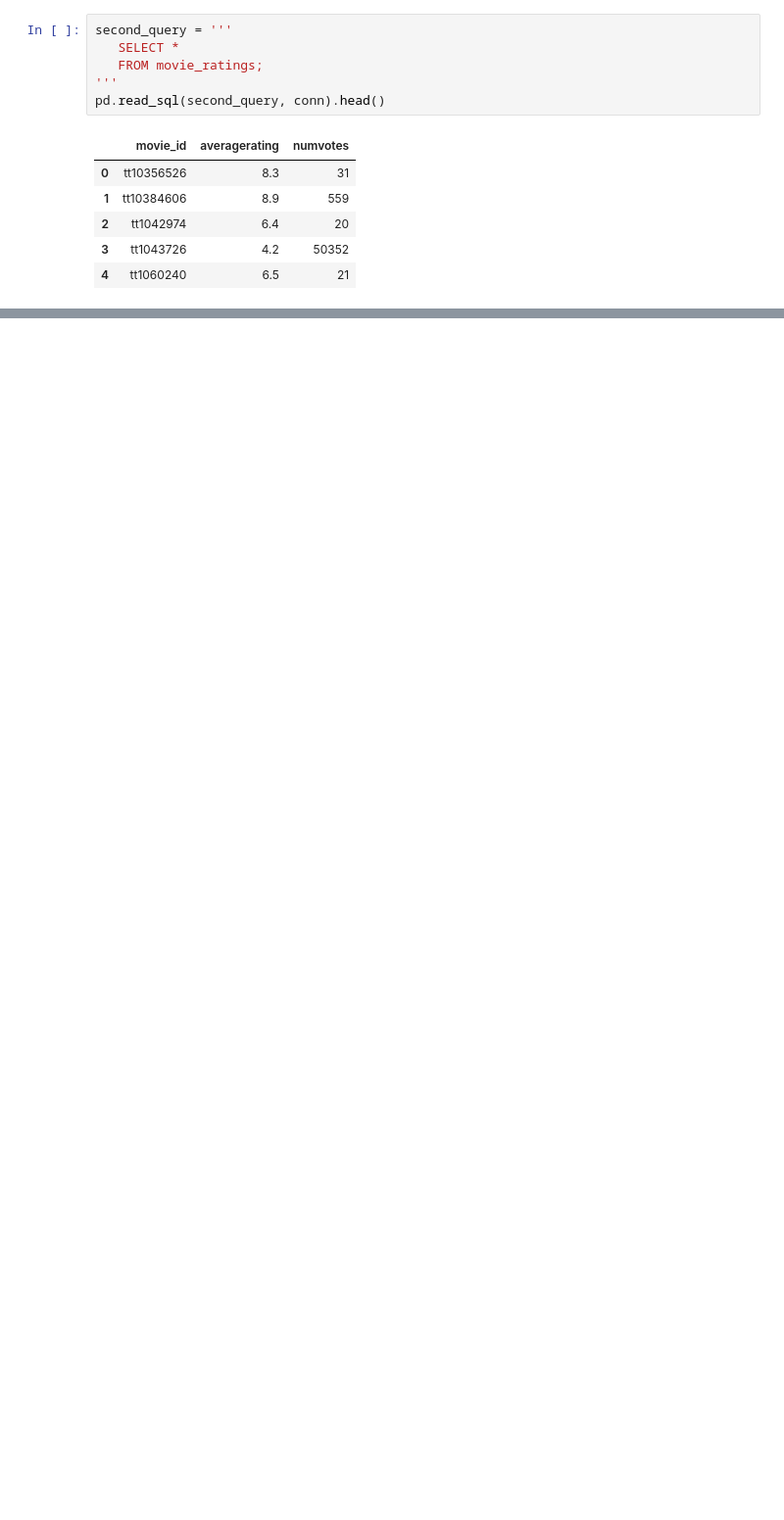
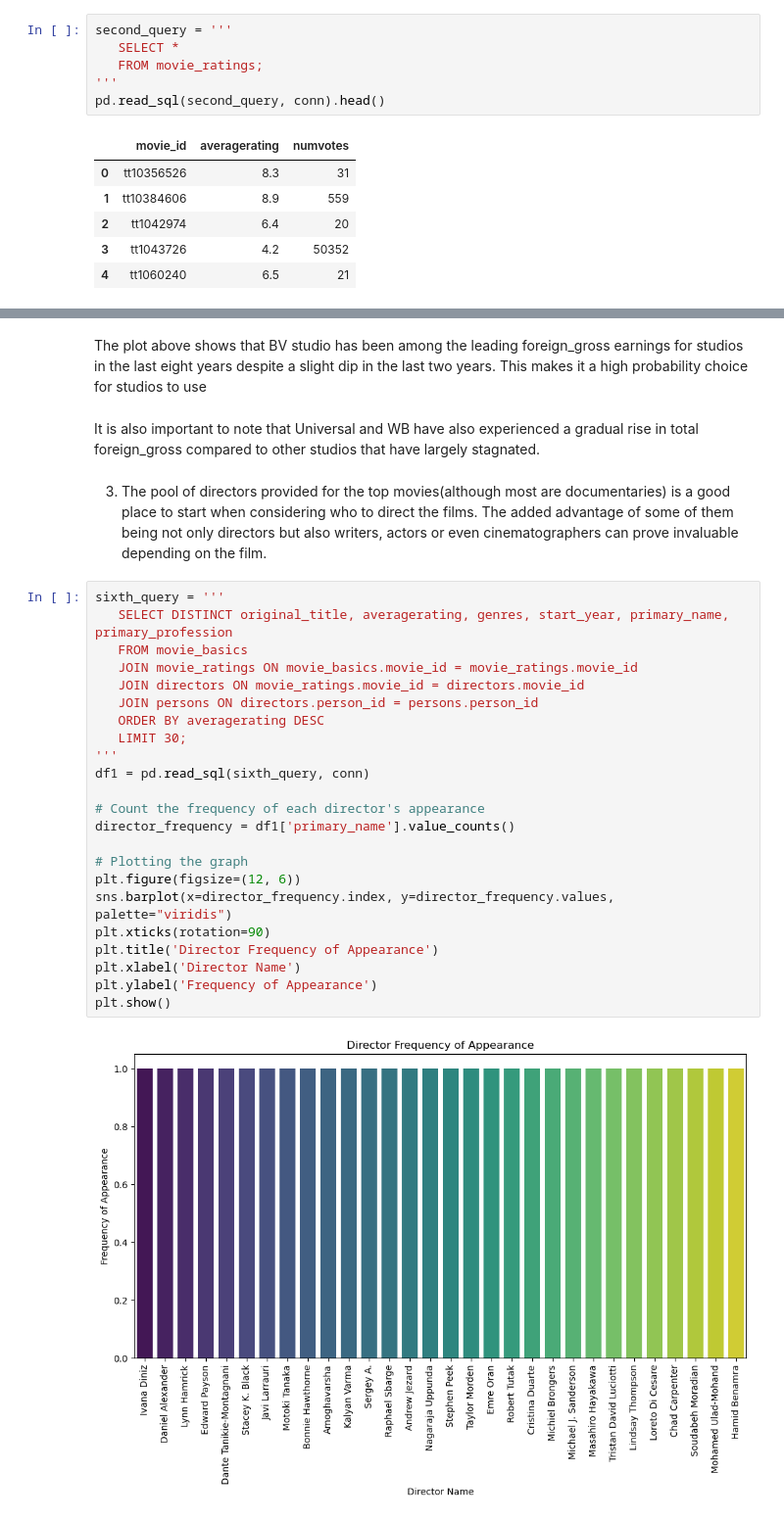
Before and after one commit to Brandon2698/Phase1_Project, a Jupyter notebook: Microsoft_Project.ipynb, the cells around one changed output, grey strips where cells are left out. Shown at 98% size. Cells and saved outputs as stored; diff of their text form; blank space fills up the shorter version.

```diff
--- a/Microsoft_Project.ipynb
+++ b/Microsoft_Project.ipynb
@@ -308,0 +463,31 @@ pd.read_sql(se_query, conn)
+# %% [markdown]
+The plot above shows that BV studio has been among the leading foreign_gross earnings for studios in the last eight years despite a slight dip in the last two years. This makes it a high probability choice for studios to use
+# %% [markdown]
+It is also important to note that Universal and WB have also experienced a gradual rise in total foreign_gross compared to other studios that have largely stagnated.
+# %% [markdown]
+3. The pool of directors provided for the top movies(although most are documentaries) is a good place to start when considering  who to direct the films. The added advantage of some of them being not only directors but also writers, actors or even cinematographers can prove invaluable depending on the film.
+# %%
+sixth_query = '''
+   SELECT DISTINCT original_title, averagerating, genres, start_year, primary_name, primary_profession
+   FROM movie_basics
+   JOIN movie_ratings ON movie_basics.movie_id = movie_ratings.movie_id
+   JOIN directors ON movie_ratings.movie_id = directors.movie_id
+   JOIN persons ON directors.person_id = persons.person_id
+   ORDER BY averagerating DESC
+   LIMIT 30;
+'''
+df1 = pd.read_sql(sixth_query, conn)
+
+# Count the frequency of each director's appearance
+director_frequency = df1['primary_name'].value_counts()
+
+# Plotting the graph
+plt.figure(figsize=(12, 6))
+sns.barplot(x=director_frequency.index, y=director_frequency.values, palette="viridis")
+plt.xticks(rotation=90)
+plt.title('Director Frequency of Appearance')
+plt.xlabel('Director Name')
+plt.ylabel('Frequency of Appearance')
+plt.show()
+# %% [output]
+[figure, added]
```
Also changed, not shown: parts of 68 cells of this notebook.
